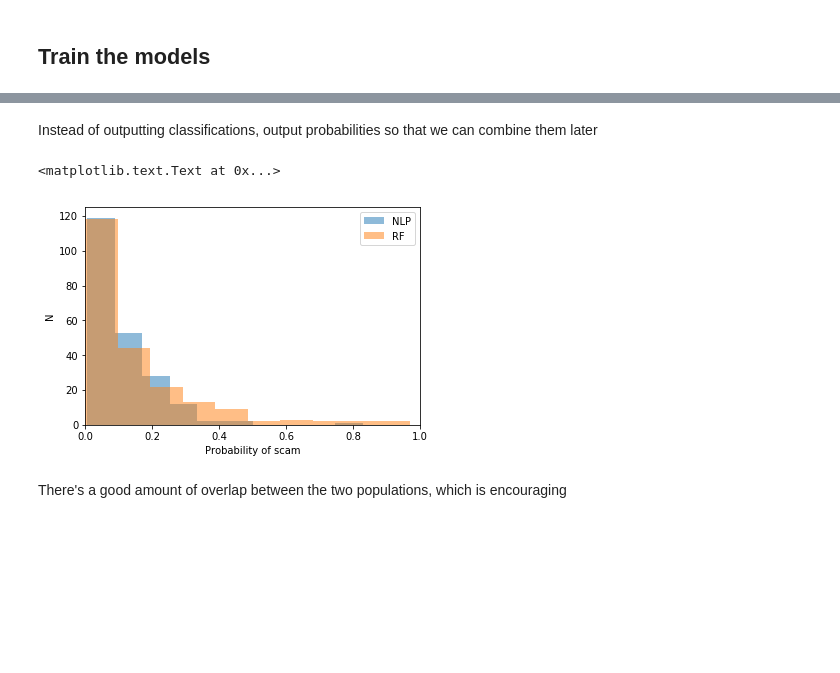
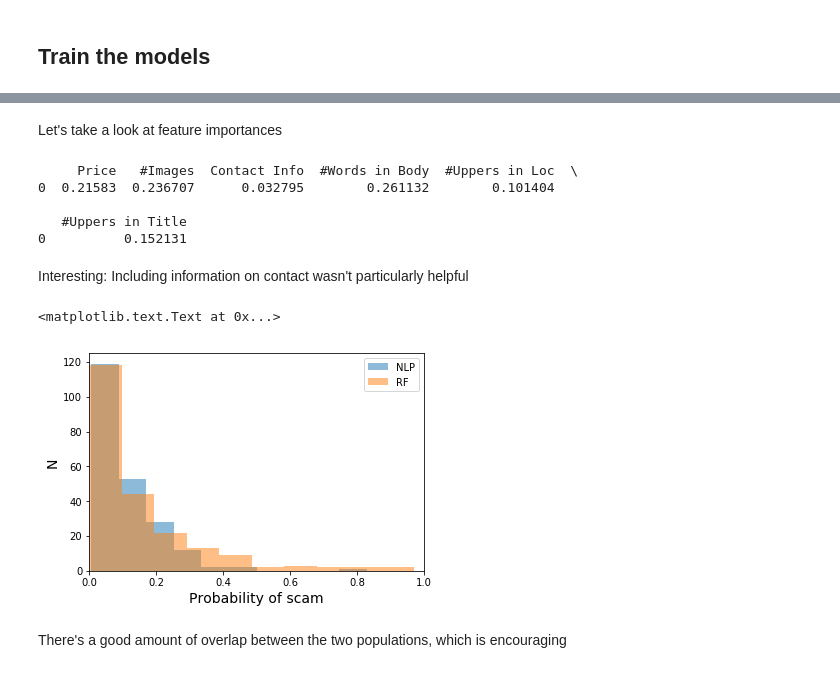
Before and after one commit to leliasgit/Craigslist-Filter, a Jupyter notebook: My Craigslist Analysis.ipynb, the cells around one changed output, grey strips where cells are left out. Drawn from its saved outputs; the diff is of its cells as text; code cells hidden in the pictures; blank space fills up the shorter version.

```diff
--- a/My Craigslist Analysis.ipynb
+++ b/My Craigslist Analysis.ipynb
@@ -222,19 +231,31 @@ predlabs_rf = rf.predict_proba(vec_test_rf[:,:6])
 model = MultinomialNB()
 model.fit(train_vectors[train_inds], train_labels[train_inds])
 predlabs_nb=model.predict_proba(train_vectors[test_inds])
-# %% [markdown]
-Instead of outputting classifications, output probabilities so that we can combine them later
+# %% [markdown]
+Let's take a look at feature importances
+# %%
+df = pd.DataFrame(columns=['Price','#Images','Contact Info','#Words in Body','#Uppers in Loc','#Uppers in Title'])
+df.loc[0]=rf.feature_importances_
+print df
+# %% [output]
+     Price   #Images  Contact Info  #Words in Body  #Uppers in Loc  \
+0  0.21583  0.236707      0.032795        0.261132        0.101404
+
+   #Uppers in Title
+0          0.152131
+# %% [markdown]
+Interesting: Including information on contact wasn't particularly helpful
 # %%
 plt.figure()
 plt.hist(predlabs_nb[:,1],alpha=0.5,label='NLP')
 plt.hist(predlabs_rf[:,1],alpha=0.5,label='RF')
 plt.xlim([0,1])
 plt.legend()
-plt.xlabel('Probability of scam')
-plt.ylabel('N')
+plt.xlabel('Probability of scam',fontsize=14)
+plt.ylabel('N',fontsize=14)
 # %% [output]
 <matplotlib.text.Text at 0x...>
-[figure, old version]
+[figure, new version]
 # %% [markdown]
 There's a good amount of overlap between the two populations, which is encouraging
 # %% [markdown]
```
Also changed, not shown: parts of 3 cells of this notebook.
